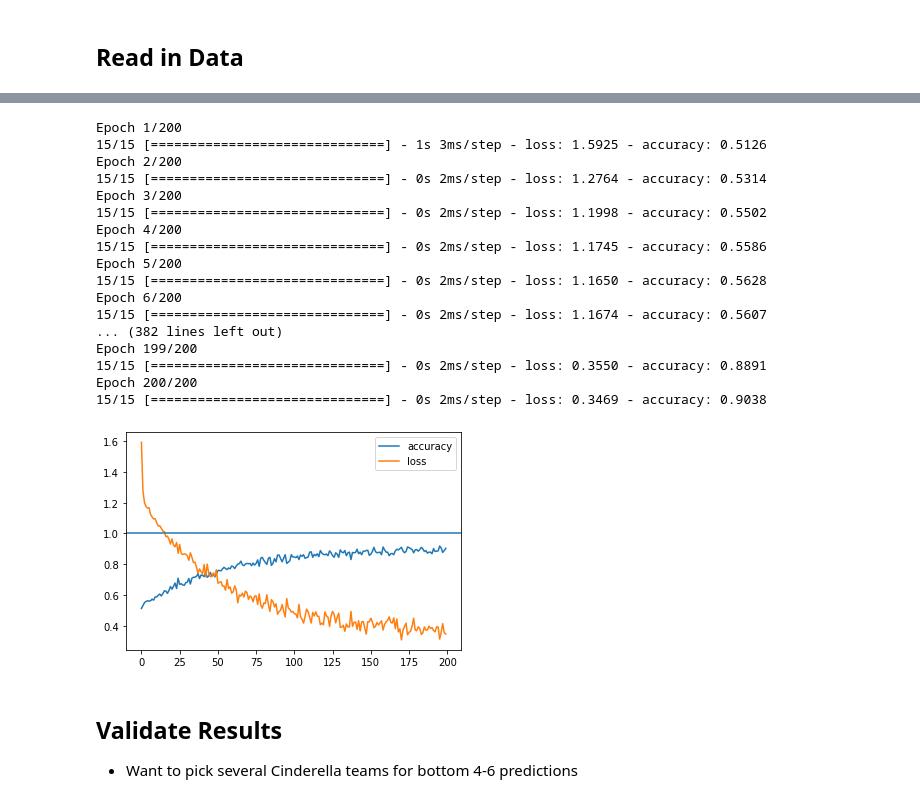
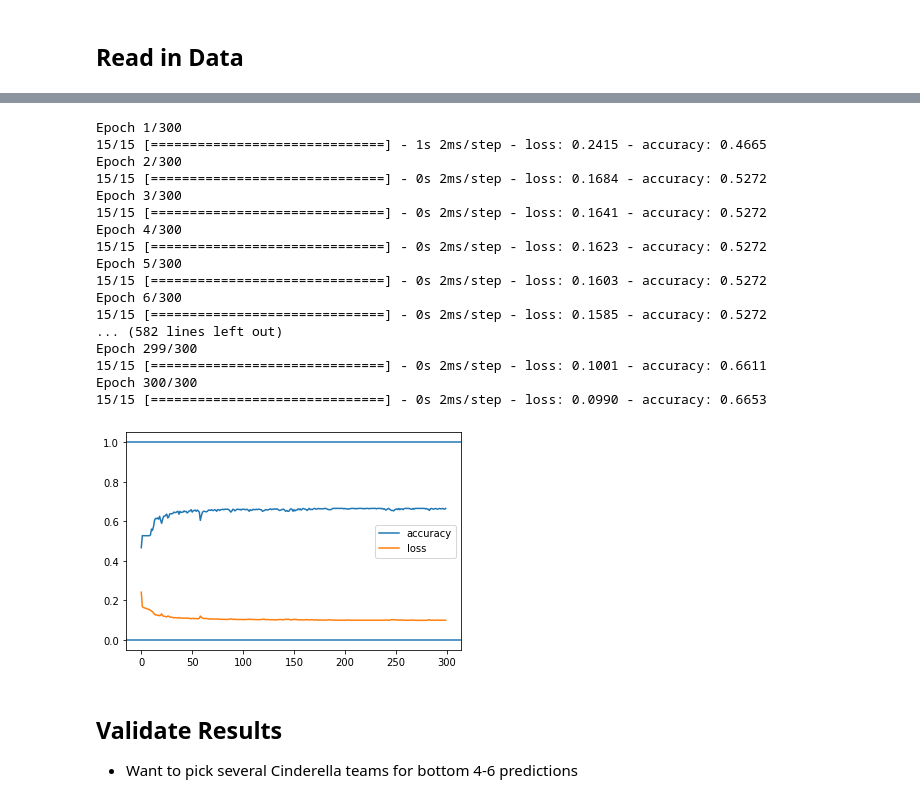
Before and after one commit to LafeWessel/March_Madness_2022, a Jupyter notebook: Model Creation.ipynb, the cells around one changed output, grey strips where cells are left out. Saved outputs shown, nothing was run; the diff lists cells and outputs as text; code cells hidden in the pictures.

```diff
--- a/Model Creation.ipynb
+++ b/Model Creation.ipynb
@@ -78,8 +107,6 @@ y = df['Number of Tournament Wins']
 model_1 = ks.Sequential()
 
 model_1.add(layers.Input(shape=X.shape[1], name='input'))
-
-model_1.add(layers.Dropout(0.1))
 
 model_1.add(layers.Dense(256, activation='relu6', kernel_regularizer = ks.regularizers.l2(.0001)))
 
@@ -97,35 +124,35 @@ model_1.add(layers.Dense(32, activation='relu6', kernel_regularizer = ks.regular
 
 model_1.add(layers.Dense(7, activation='softmax'))
 # %%
-model_1.compile(optimizer='adam', metrics=['accuracy'], loss='sparse_categorical_crossentropy')
-res = model_1.fit(X,y, epochs = 200, batch_size = 32)
+model_1.compile(optimizer='adam', metrics=['accuracy'], loss='mean_absolute_error')
+res = model_1.fit(X,y_dum, epochs = 300, batch_size = 32)
 # %% [output]
-Epoch 1/200
-15/15 [==============================] - 1s 3ms/step - loss: 1.5925 - accuracy: 0.5126
-Epoch 2/200
-15/15 [==============================] - 0s 2ms/step - loss: 1.2764 - accuracy: 0.5314
-Epoch 3/200
-15/15 [==============================] - 0s 2ms/step - loss: 1.1998 - accuracy: 0.5502
-Epoch 4/200
-15/15 [==============================] - 0s 2ms/step - loss: 1.1745 - accuracy: 0.5586
-Epoch 5/200
-15/15 [==============================] - 0s 2ms/step - loss: 1.1650 - accuracy: 0.5628
-Epoch 6/200
-15/15 [==============================] - 0s 2ms/step - loss: 1.1674 - accuracy: 0.5607
-... (382 lines left out)
-Epoch 199/200
-15/15 [==============================] - 0s 2ms/step - loss: 0.3550 - accuracy: 0.8891
-Epoch 200/200
-15/15 [==============================] - 0s 2ms/step - loss: 0.3469 - accuracy: 0.9038
+Epoch 1/300
+15/15 [==============================] - 1s 2ms/step - loss: 0.2415 - accuracy: 0.4665
+Epoch 2/300
+15/15 [==============================] - 0s 2ms/step - loss: 0.1684 - accuracy: 0.5272
+Epoch 3/300
+15/15 [==============================] - 0s 2ms/step - loss: 0.1641 - accuracy: 0.5272
+Epoch 4/300
+15/15 [==============================] - 0s 2ms/step - loss: 0.1623 - accuracy: 0.5272
+Epoch 5/300
+15/15 [==============================] - 0s 2ms/step - loss: 0.1603 - accuracy: 0.5272
+Epoch 6/300
+15/15 [==============================] - 0s 2ms/step - loss: 0.1585 - accuracy: 0.5272
+... (582 lines left out)
+Epoch 299/300
+15/15 [==============================] - 0s 2ms/step - loss: 0.1001 - accuracy: 0.6611
+Epoch 300/300
+15/15 [==============================] - 0s 2ms/step - loss: 0.0990 - accuracy: 0.6653
 # %%
 plt.plot(res.epoch, res.history['accuracy'], label='accuracy')
 plt.plot(res.epoch, res.history['loss'], label='loss')
-# plt.axhline(y=0)
+plt.axhline(y=0)
 plt.axhline(y=1)
 plt.legend()
 plt.show()
 # %% [output]
-[figure, old version]
+[figure, new version]
 # %% [markdown]
 ## Validate Results
 
```
Also changed, not shown: parts of 1 cell of this notebook.
